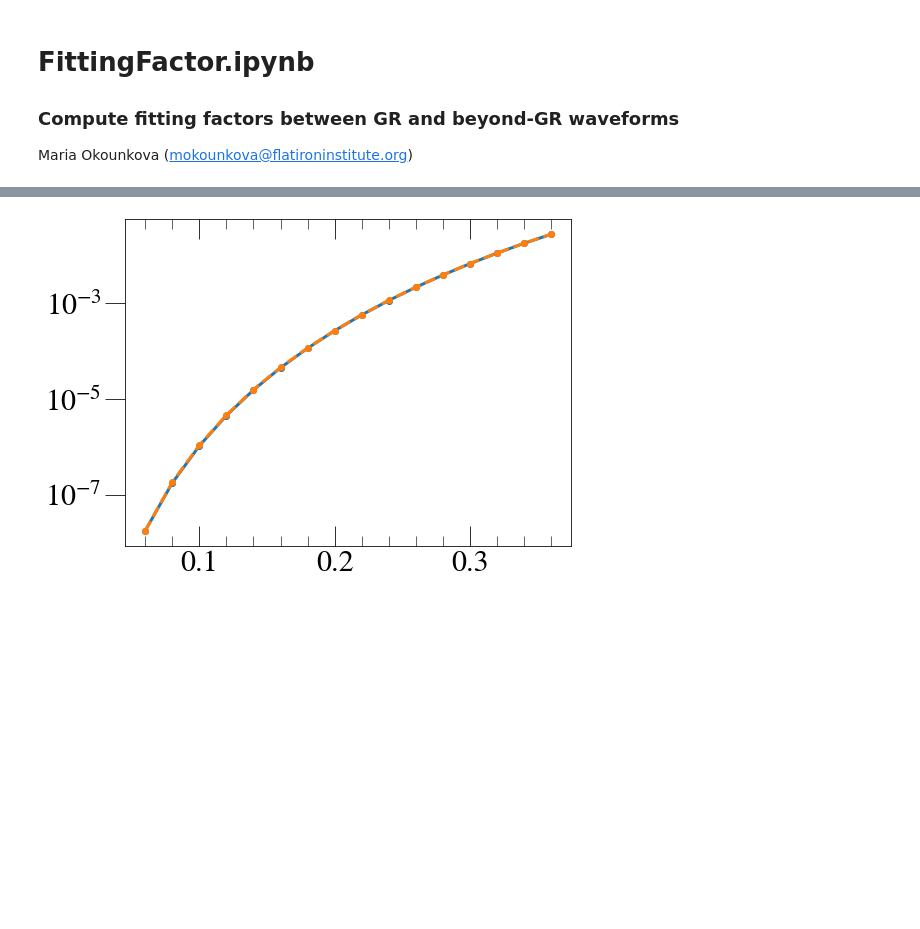
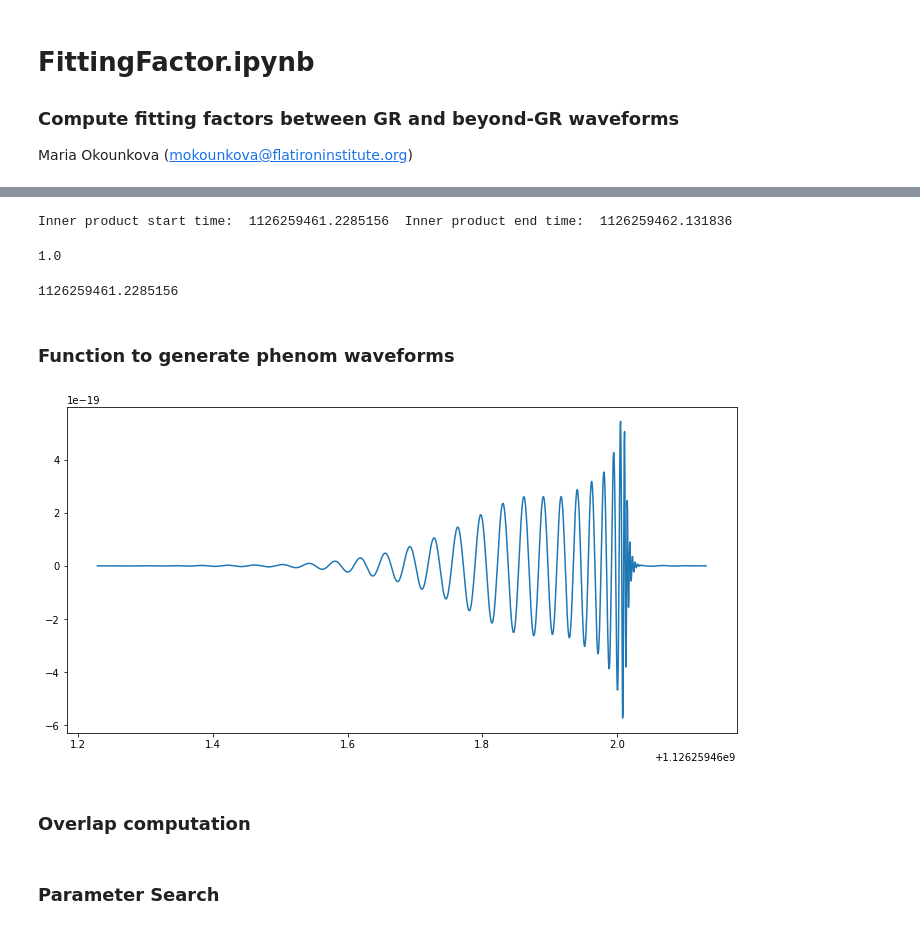
Before and after one commit to mariaokounkova/BeyondGRAnalysis, a Jupyter notebook: FittingFactor.ipynb, the cells around one changed output, grey strips where cells are left out. Cells and saved outputs as stored; diff of their text form; code cells hidden in the pictures; blank space fills up the shorter version.

```diff
--- a/FittingFactor.ipynb
+++ b/FittingFactor.ipynb
@@ -204,0 +36,52 @@ for i, ell in enumerate(ells):
+# %%
+det_h1 = Detector('H1')
+det_l1 = Detector('L1')
+det_v1 = Detector('V1')
+# %%
+def GenerateWaveform(phase, del_t):
+    """ Given a phase and del_t (offset from t_gps), compute a waveform approximant """
+    phase = 0.0
+    hp, hc = get_td_waveform(approximant='IMRPhenomPv3HM',
+                         mass1 = params["m_1"],
+                         mass2 = params["m_2"],
+                         spin1x = 0.0, spin1y = 0.0, spin1z=params["a_1"][2],
+                         spin2x = 0.0, spin2y = 0.0, spin2z=params["a_2"][2],
+                         delta_t = params["dt"],
+                         f_ref = 30,
+                         f_lower = 30,
+                         inclindation = params["theta"],
+                         coa_phase = phase,
+                         cos_phase = phase
+                        )
+    declination = params["dec"]
+    right_ascension = params["ra"]
+    polarization = params["pol"]
+    hp.start_time += params["t_gps"] + del_t
+    hc.start_time += params["t_gps"] + del_t
+
+    signal_h1 = det_h1.project_wave(hp, hc,  right_ascension, declination, polarization)
+    #signal_l1 = det_l1.project_wave(hp, hc,  right_ascension, declination, polarization)
+    #signal_v1 = det_v1.project_wave(hp, hc,  right_ascension, declination, polarization)
+
+    return signal_h1
+# %%
+signal = GenerateWaveform(0, 0)
+
+ComputeInnerProduct(signal.sample_times, signal, signal.sample_times, signal, psd = True, f_low = 25, normalized = True)
+# %% [output]
+Inner product start time:  1126259461.2285156  Inner product end time:  1126259462.131836
+1.0
+# %%
+signal.sample_times[0]
+# %% [output]
+1126259461.2285156
+# %% [markdown]
+### Function to generate phenom waveforms
+# %%
+plt.figure(figsize=(12, 6))
+plt.plot(signal.sample_times, signal)
+plt.show()
+# %% [output]
+[figure, added]
+# %% [markdown]
+### Overlap computation
@@ -205,9 +90,10 @@ for i, ell in enumerate(ells):
+# %% [markdown]
+### Parameter Search
 # %%
-plt.figure(figsize=(8, 6))
-plt.plot(ells, mismatches, '-o')
-plt.plot(ells, mismatches_unopt, '--o')
-plt.yscale('log')
-#plt.xscale('log')
-plt.show()
+# D = 15 ## See Frame.prior bilby file
+# SNR_detection = np.sqrt(D / (2 * mismatches))
+# plt.figure(figsize=(8, 6))
+# plt.plot(ells, SNR_detection, '-o')
+# plt.yscale('log')
+# #plt.xscale('log')
+# plt.show()
-# %% [output]
-[figure, removed]
```
Also changed, not shown: parts of 26 cells of this notebook, 1 other file.
